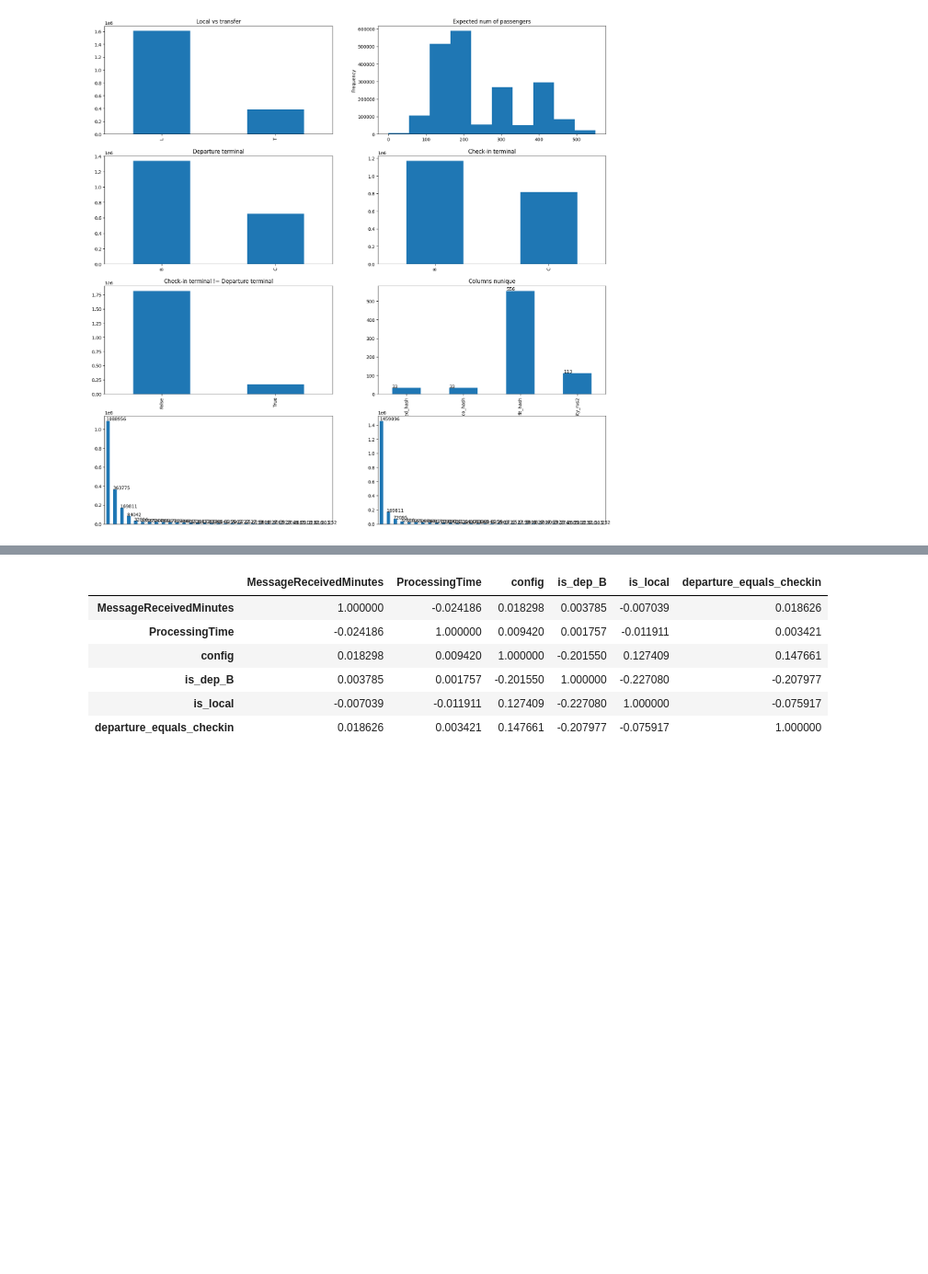
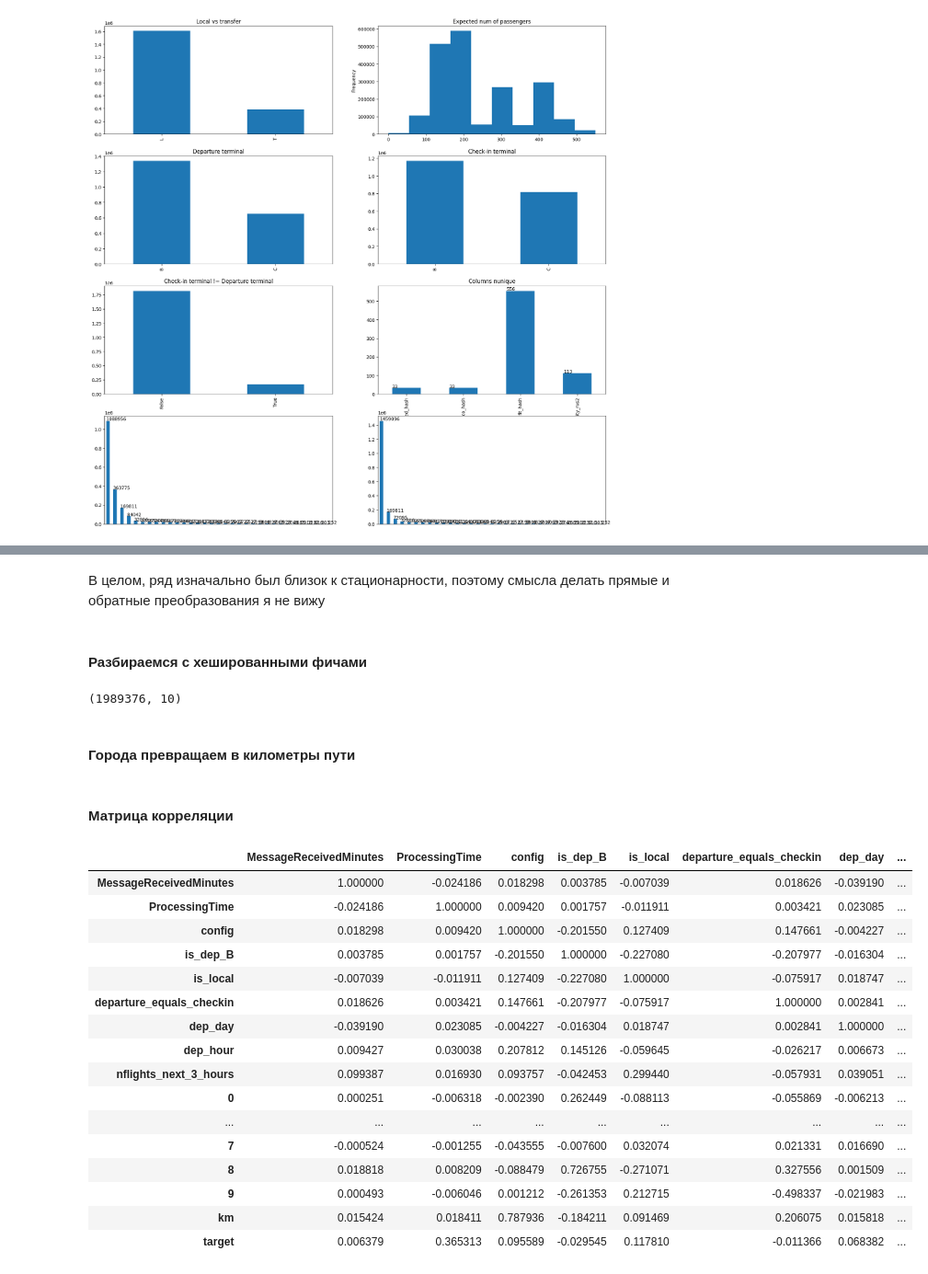
Before and after one commit to K0mp0t/DB_Hackaton, a Jupyter notebook: EDA.ipynb, the cells around one changed output, grey strips where cells are left out. Shown at 92% size. Saved outputs shown, nothing was run; the diff lists cells and outputs as text; code cells hidden in the pictures; blank space fills up the shorter version.

```diff
--- a/EDA.ipynb
+++ b/EDA.ipynb
@@ -83,0 +97,14 @@ main_df = main_df.drop(columns=['local_or_transfer', 'departure_terminal', 'chec
+# %%
+from tqdm import tqdm
+
+rasp_data['t_st'] = pd.to_datetime(rasp_data.t_st).apply(lambda x: x.timestamp())
+rasp_data['t_st'] -= rasp_data.t_st.min()
+rasp_data['t_st'] //= 60
+
+nflights_next_3_hours = list()
+
+for e in tqdm(main_df.MessageReceivedMinutes.unique()):
+    nflights_next_3_hours.append((e, (rasp_data.t_st - e).between(0, 180).sum()))
+
+main_df = main_df.merge(pd.DataFrame.from_records(nflights_next_3_hours, columns=['MessageReceivedMinutes', 'nflights_next_3_hours']), on='MessageReceivedMinutes')
+main_df['nflights_next_3_hours'] /= main_df.nflights_next_3_hours.max()
@@ -84,11 +178,45 @@ main_df = main_df.drop(columns=['local_or_transfer', 'departure_terminal', 'chec
+# %% [markdown]
+В целом, ряд изначально был близок к стационарности, поэтому смысла делать прямые и обратные преобразования я не вижу
+# %% [markdown]
+#### Разбираемся с хешированными фичами
+# %%
+from sklearn.feature_extraction import FeatureHasher
+
+hasher = FeatureHasher(n_features=10)
+
+hashed = hasher.transform(main_df[['airline_grouped_hash', 'cco_hash']].to_dict(orient='records')).toarray()
+hashed.shape
+# %% [output]
+(1989376, 10)
+# %%
+main_df = pd.concat([main_df, pd.DataFrame(hashed)], axis=1)
+# %% [markdown]
+#### Города превращаем в километры пути
+# %%
+kilometers_df = pd.read_csv('kilometers.csv').drop(columns=['Unnamed: 0']).rename(columns={'0': 'm_city_rus2'}).set_index('m_city_rus2').dropna()
+main_df = main_df.join(kilometers_df, on='m_city_rus2')
+main_df.loc[main_df.km.isna(), 'km'] = main_df.km.mean()
+main_df['km'] /= main_df.km.max()
+# %% [markdown]
+#### Матрица корреляции
 # %%
-corr = main_df.corr()
+corr = main_df.merge(target.reset_index().rename(columns={'index': 'MessageReceivedMinutes'}), on='MessageReceivedMinutes').corr()
 corr.style.background_gradient(cmap='coolwarm')
 # %% [output]
-|  | MessageReceivedMinutes | ProcessingTime | config | is_dep_B | is_local | departure_equals_checkin |
-| MessageReceivedMinutes | 1.000000 | -0.024186 | 0.018298 | 0.003785 | -0.007039 | 0.018626 |
-| ProcessingTime | -0.024186 | 1.000000 | 0.009420 | 0.001757 | -0.011911 | 0.003421 |
-| config | 0.018298 | 0.009420 | 1.000000 | -0.201550 | 0.127409 | 0.147661 |
-| is_dep_B | 0.003785 | 0.001757 | -0.201550 | 1.000000 | -0.227080 | -0.207977 |
-| is_local | -0.007039 | -0.011911 | 0.127409 | -0.227080 | 1.000000 | -0.075917 |
-| departure_equals_checkin | 0.018626 | 0.003421 | 0.147661 | -0.207977 | -0.075917 | 1.000000 |
+|  | MessageReceivedMinutes | ProcessingTime | config | is_dep_B | is_local | departure_equals_checkin | dep_day | ... |
+| MessageReceivedMinutes | 1.000000 | -0.024186 | 0.018298 | 0.003785 | -0.007039 | 0.018626 | -0.039190 | ... |
+| ProcessingTime | -0.024186 | 1.000000 | 0.009420 | 0.001757 | -0.011911 | 0.003421 | 0.023085 | ... |
+| config | 0.018298 | 0.009420 | 1.000000 | -0.201550 | 0.127409 | 0.147661 | -0.004227 | ... |
+| is_dep_B | 0.003785 | 0.001757 | -0.201550 | 1.000000 | -0.227080 | -0.207977 | -0.016304 | ... |
+| is_local | -0.007039 | -0.011911 | 0.127409 | -0.227080 | 1.000000 | -0.075917 | 0.018747 | ... |
+| departure_equals_checkin | 0.018626 | 0.003421 | 0.147661 | -0.207977 | -0.075917 | 1.000000 | 0.002841 | ... |
+| dep_day | -0.039190 | 0.023085 | -0.004227 | -0.016304 | 0.018747 | 0.002841 | 1.000000 | ... |
+| dep_hour | 0.009427 | 0.030038 | 0.207812 | 0.145126 | -0.059645 | -0.026217 | 0.006673 | ... |
+| nflights_next_3_hours | 0.099387 | 0.016930 | 0.093757 | -0.042453 | 0.299440 | -0.057931 | 0.039051 | ... |
+| 0 | 0.000251 | -0.006318 | -0.002390 | 0.262449 | -0.088113 | -0.055869 | -0.006213 | ... |
+| ... | ... | ... | ... | ... | ... | ... | ... | ... |
+| 7 | -0.000524 | -0.001255 | -0.043555 | -0.007600 | 0.032074 | 0.021331 | 0.016690 | ... |
+| 8 | 0.018818 | 0.008209 | -0.088479 | 0.726755 | -0.271071 | 0.327556 | 0.001509 | ... |
+| 9 | 0.000493 | -0.006046 | 0.001212 | -0.261353 | 0.212715 | -0.498337 | -0.021983 | ... |
+| km | 0.015424 | 0.018411 | 0.787936 | -0.184211 | 0.091469 | 0.206075 | 0.015818 | ... |
+| target | 0.006379 | 0.365313 | 0.095589 | -0.029545 | 0.117810 | -0.011366 | 0.068382 | ... |
```
Also changed, not shown: parts of 24 cells of this notebook, 1 other file.
